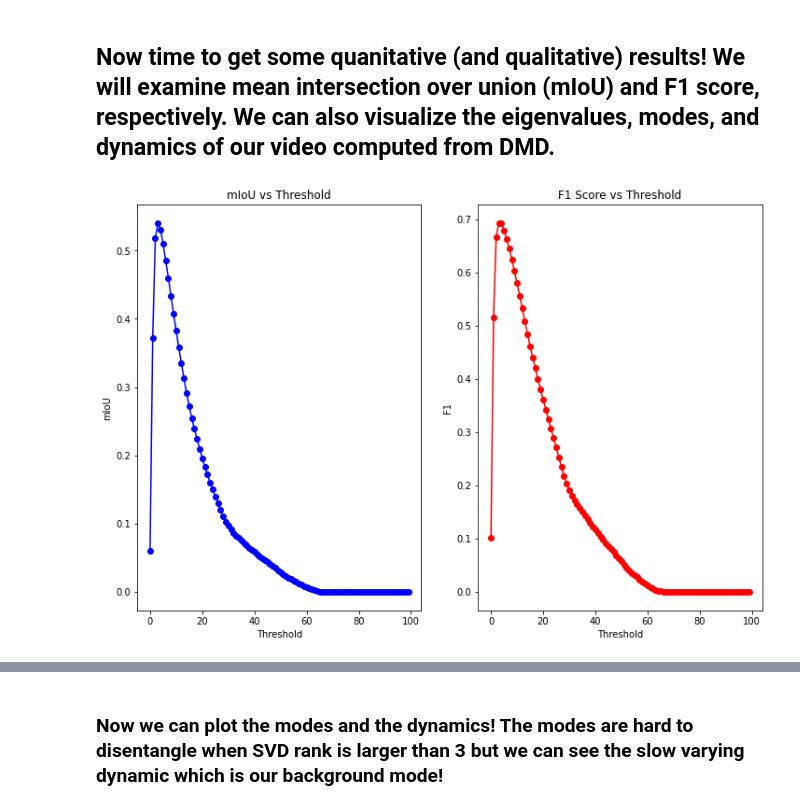
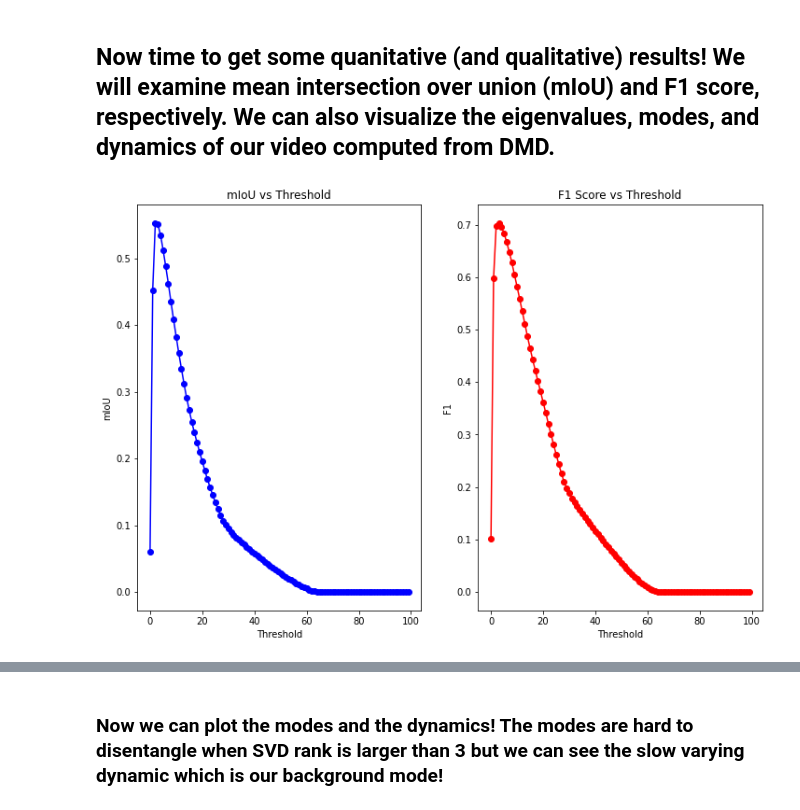
Before and after one commit to joshmyersdean/DMD_Background_Modeling, a Jupyter notebook: dmd.ipynb, the cells around one changed output, grey strips where cells are left out. Saved outputs shown, nothing was run; the diff lists cells and outputs as text; code cells hidden in the pictures.

```diff
--- a/dmd.ipynb
+++ b/dmd.ipynb
@@ -484,7 +481,7 @@ for k in range(K):
     if idx >= len(axes):
       continue
     axes[idx].axis('off')
-    axes[idx].imshow(bg / max(k, 1))
+    axes[idx].imshow(bg / (k+1))
     axes[idx].set_title(f'K = {k}')
     idx += 1
 plt.suptitle('Background Model using varying amount of Modes', y=.92)
@@ -515,30 +512,30 @@ gt = get_gt_video(OBJ)
 # %%
 '''
 calculate mIoU and F1 as a function of threshold value, takes a bit to run
-Images are saved in the format `results_{object name}_{svd rank}_{use compressed}_{use optimized}.png`
+Images are saved in the format `results_{object name}_{svd rank}_{use compressed}_{use optimized}_{K}.png`
 '''
  # change this to your object
 mious = []
 f1s = []
 for thresh in np.linspace(0,1,100):
   mious.append(calc_miou(video_removed, gt, thresh=thresh))
   f1s.append(calc_f1(video_removed, gt, thresh=thresh))
 
 fig, axes = plt.subplots(1,2, figsize=(12,8))
 
 axes[0].plot(mious, 'bo-')
 axes[0].set_title('mIoU vs Threshold')
 axes[0].set_ylabel('mIoU')
 axes[0].set_xlabel('Threshold')
 
 axes[1].plot(f1s, 'ro-')
 axes[1].set_title('F1 Score vs Threshold')
 axes[1].set_ylabel('F1')
 axes[1].set_xlabel('Threshold')
-plt.savefig(f'results_{OBJ}_{svd_rank}_{comp}_{optim}.png')
+plt.savefig(f'results_{OBJ}_{svd_rank}_{comp}_{optim}_{K}.png')
 plt.show()
 # %% [output]
-[figure, old version]
+[figure, new version]
 # %%
 # change threshold (in [0,1]) to see visual examples
 use_mask = False # show binary output or not, if False thresh doesn't matter
```
Also changed, not shown: parts of 5 cells of this notebook.
